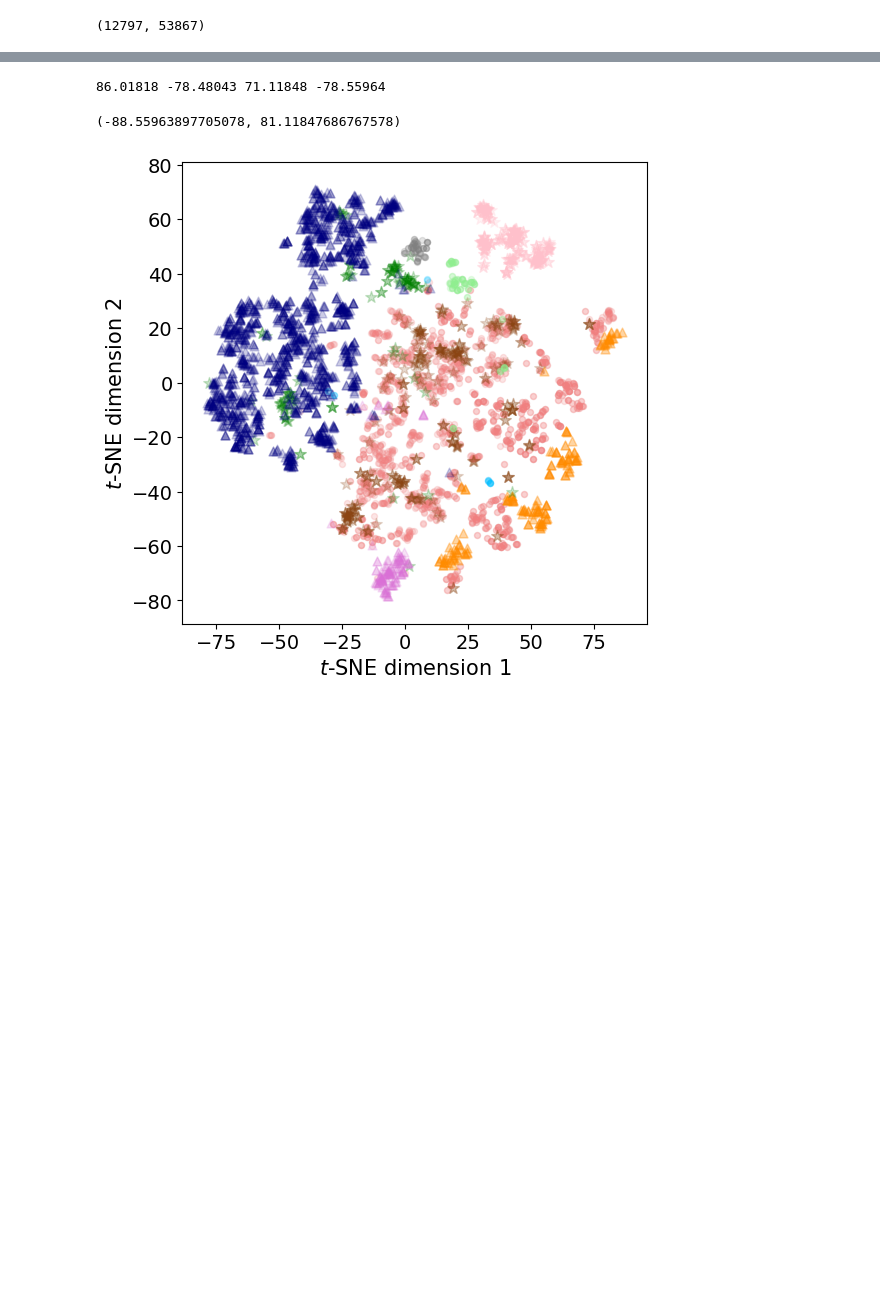
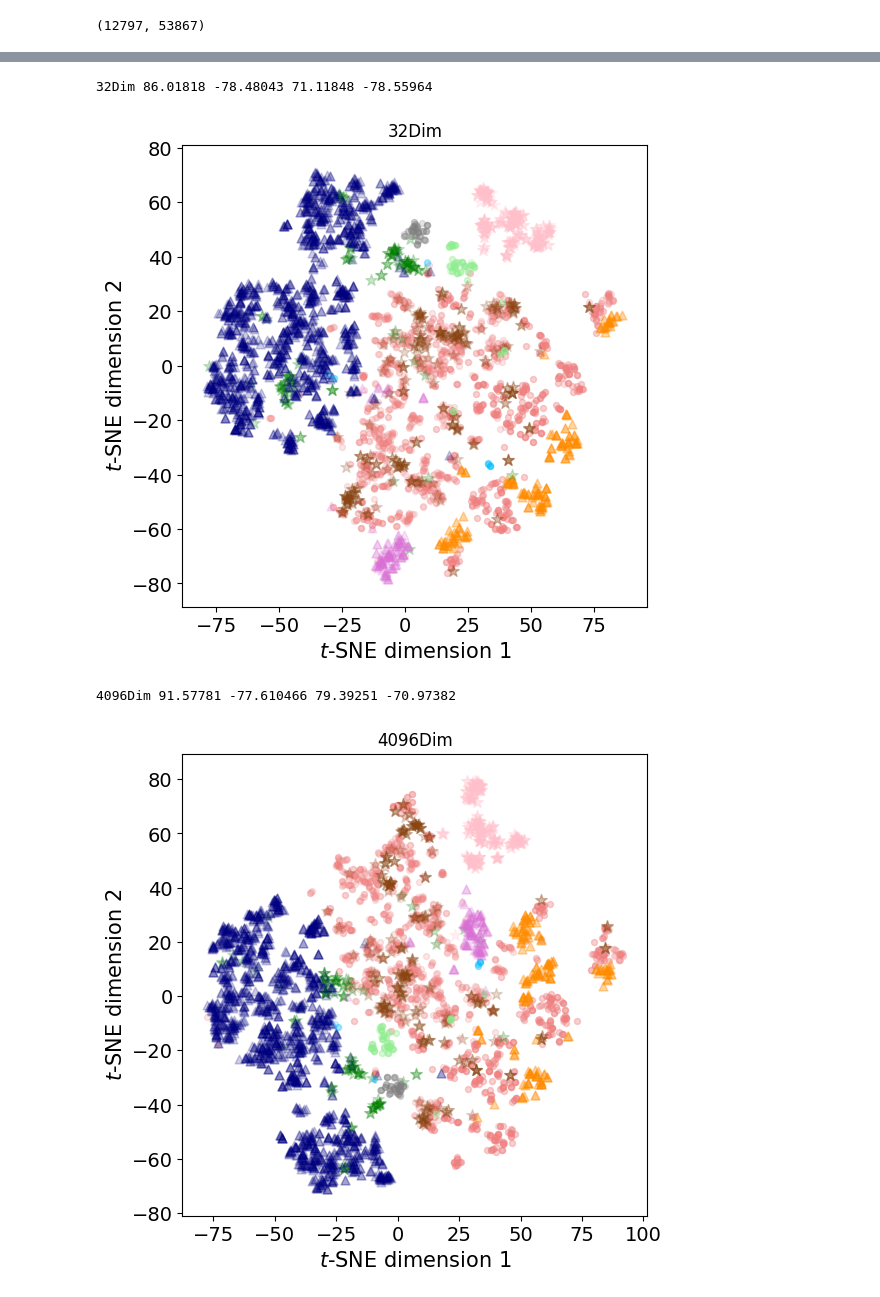
Before and after one commit to licheng-xu-echo/CatEmb, a Jupyter notebook: notebook/ligand_analysis.ipynb, the cells around one changed output, grey strips where cells are left out. Cells and saved outputs as stored; diff of their text form; code cells hidden in the pictures; blank space fills up the shorter version.

```diff
--- a/notebook/ligand_analysis.ipynb
+++ b/notebook/ligand_analysis.ipynb
@@ -152,38 +170,44 @@ lig_type_x_map = {type_: np.array(x_lst) for type_, x_lst in lig_type_x_map.item
 # %%
-label_fontsize = 15
-tick_fontsize = 14
-ct = 0
-maker_type = ['.','*',"^"]
-maker_size = [75,75,40]
-lig_type_ave_x_map = {}
-plt.figure(figsize=(6,6))
-x_max = 0
-x_min = 0
-y_max = 0
-y_min = 0
-for idx,type_ in enumerate(lig_type_color_map.keys()):
-    x_lst = lig_type_x_map[type_]
+for model_name in model_path_map:
+    lig_type_x_map = lig_analysis_result_map[model_name]['lig_type_x_map']
+    ct = 0
+    lig_type_ave_x_map = {}
+    plt.figure(figsize=(6,6))
+    x_max = 0
+    x_min = 0
+    y_max = 0
+    y_min = 0
+    for idx,type_ in enumerate(lig_type_color_map.keys()):
+        x_lst = lig_type_x_map[type_]
 
-    plt.scatter(x_lst[:,0],x_lst[:,1],color=lig_type_color_map[type_],label=type_,alpha=0.2,marker=maker_type[idx%3],s=maker_size[idx%3])
-    ave_0 = np.mean(x_lst[:,0])
-    ave_1 = np.mean(x_lst[:,1])
-    #plt.scatter(ave_0,ave_1,color=lig_type_color_map[type_],label=type_+' ave',s=maker_size[idx%2],marker=maker_type[idx%2],edgecolors='gray')
-    lig_type_ave_x_map[type_] = np.array([ave_0,ave_1])
-    x_max = max(x_max,np.max(x_lst[:,0]))
-    x_min = min(x_min,np.min(x_lst[:,0]))
-    y_max = max(y_max,np.max(x_lst[:,1]))
-    y_min = min(y_min,np.min(x_lst[:,1]))
-print(x_max,x_min,y_max,y_min)
+        plt.scatter(x_lst[:,0],x_lst[:,1],color=lig_type_color_map[type_],label=type_,alpha=0.2,marker=maker_type[idx%3],s=maker_size[idx%3])
+        ave_0 = np.mean(x_lst[:,0])
+        ave_1 = np.mean(x_lst[:,1])
+        #plt.scatter(ave_0,ave_1,color=lig_type_color_map[type_],label=type_+' ave',s=maker_size[idx%2],marker=maker_type[idx%2],edgecolors='gray')
+        lig_type_ave_x_map[type_] = np.array([ave_0,ave_1])
+        x_max = max(x_max,np.max(x_lst[:,0]))
+        x_min = min(x_min,np.min(x_lst[:,0]))
+        y_max = max(y_max,np.max(x_lst[:,1]))
+        y_min = min(y_min,np.min(x_lst[:,1]))
+    print(model_name,x_max,x_min,y_max,y_min)
+    lig_analysis_result_map[model_name]['x_max'] = x_max
+    lig_analysis_result_map[model_name]['x_min'] = x_min
+    lig_analysis_result_map[model_name]['y_max'] = y_max
+    lig_analysis_result_map[model_name]['y_min'] = y_min
+    lig_analysis_result_map[model_name]['lig_type_ave_x_map'] = lig_type_ave_x_map
 
-plt.xlabel("$\tt$-SNE dimension 1",fontsize=label_fontsize)
-plt.ylabel("$\tt$-SNE dimension 2",fontsize=label_fontsize)
-plt.xticks(fontsize=tick_fontsize)
-plt.yticks(fontsize=tick_fontsize)
-plt.xlim([x_min-10,x_max+10])
-plt.ylim([y_min-10,y_max+10])
-#plt.legend(loc=(1.05,0))
+    plt.xlabel("$	t$-SNE dimension 1",fontsize=label_fontsize)
+    plt.ylabel("$	t$-SNE dimension 2",fontsize=label_fontsize)
+    plt.xticks(fontsize=tick_fontsize)
+    plt.yticks(fontsize=tick_fontsize)
+    plt.xlim([x_min-10,x_max+10])
+    plt.ylim([y_min-10,y_max+10])
+    plt.title(model_name)
+    #plt.legend(loc=(1.05,0))
+    plt.show()
 # %% [output]
-86.01818 -78.48043 71.11848 -78.55964
+32Dim 86.01818 -78.48043 71.11848 -78.55964
+[figure, new version]
-(-88.55963897705078, 81.11847686767578)
+4096Dim 91.57781 -77.610466 79.39251 -70.97382
-[figure, old version]
+[figure, added]
 # %%
```
Also changed, not shown: parts of 6 cells of this notebook, 7 other files.
